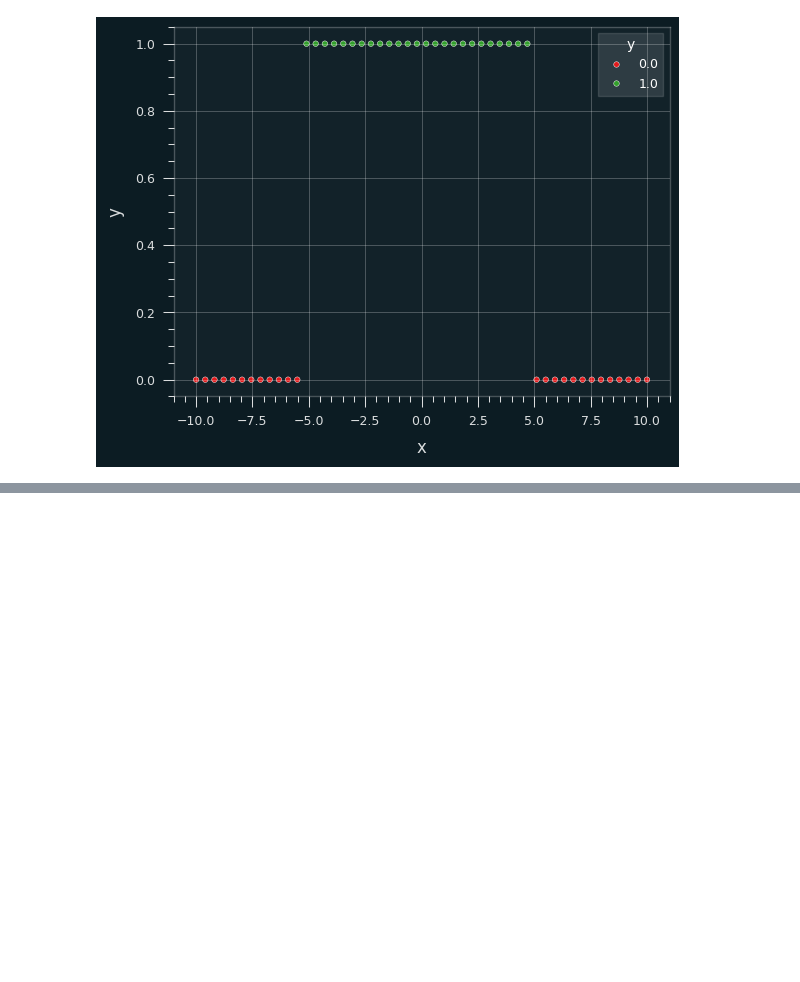
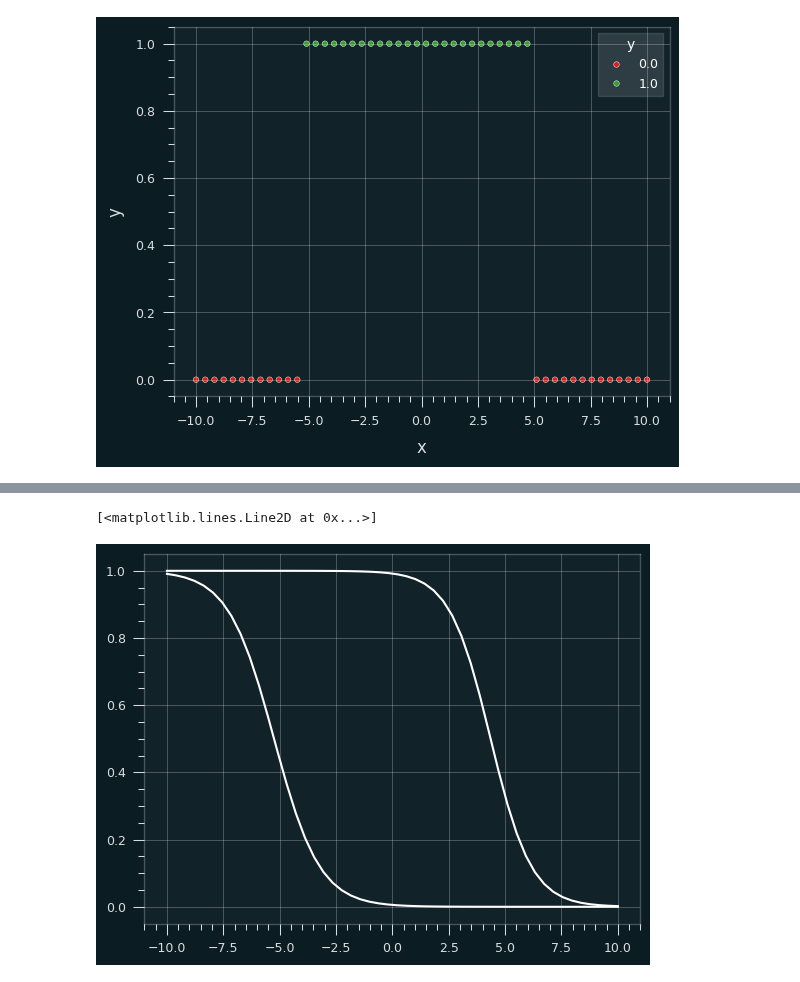
Before and after one commit to RohitMugalya/Learner-s-Garden, a Jupyter notebook: practice notebooks/classification neural net way.ipynb, the cells around one changed output, grey strips where cells are left out. Saved outputs shown, nothing was run; the diff lists cells and outputs as text; code cells hidden in the pictures; blank space fills up the shorter version.

```diff
--- a/practice notebooks/classification neural net way.ipynb
+++ b/practice notebooks/classification neural net way.ipynb
@@ -113,0 +114,11 @@ plt.plot(x, predict(model, x), color='tomato')
+# %%
+parameters = model.state_dict()
+# %%
+layer1_output = transform(x) @ parameters['0.weight'].T + parameters['0.bias']
+layer1_output = torch.sigmoid(layer1_output)
+
+plt.plot(x, layer1_output[:, 0], color="white")
+plt.plot(x, layer1_output[:, 1], color="white")
+# %% [output]
+[<matplotlib.lines.Line2D at 0x...>]
+[figure, added]
```
Also changed, not shown: parts of 3 cells of this notebook.
